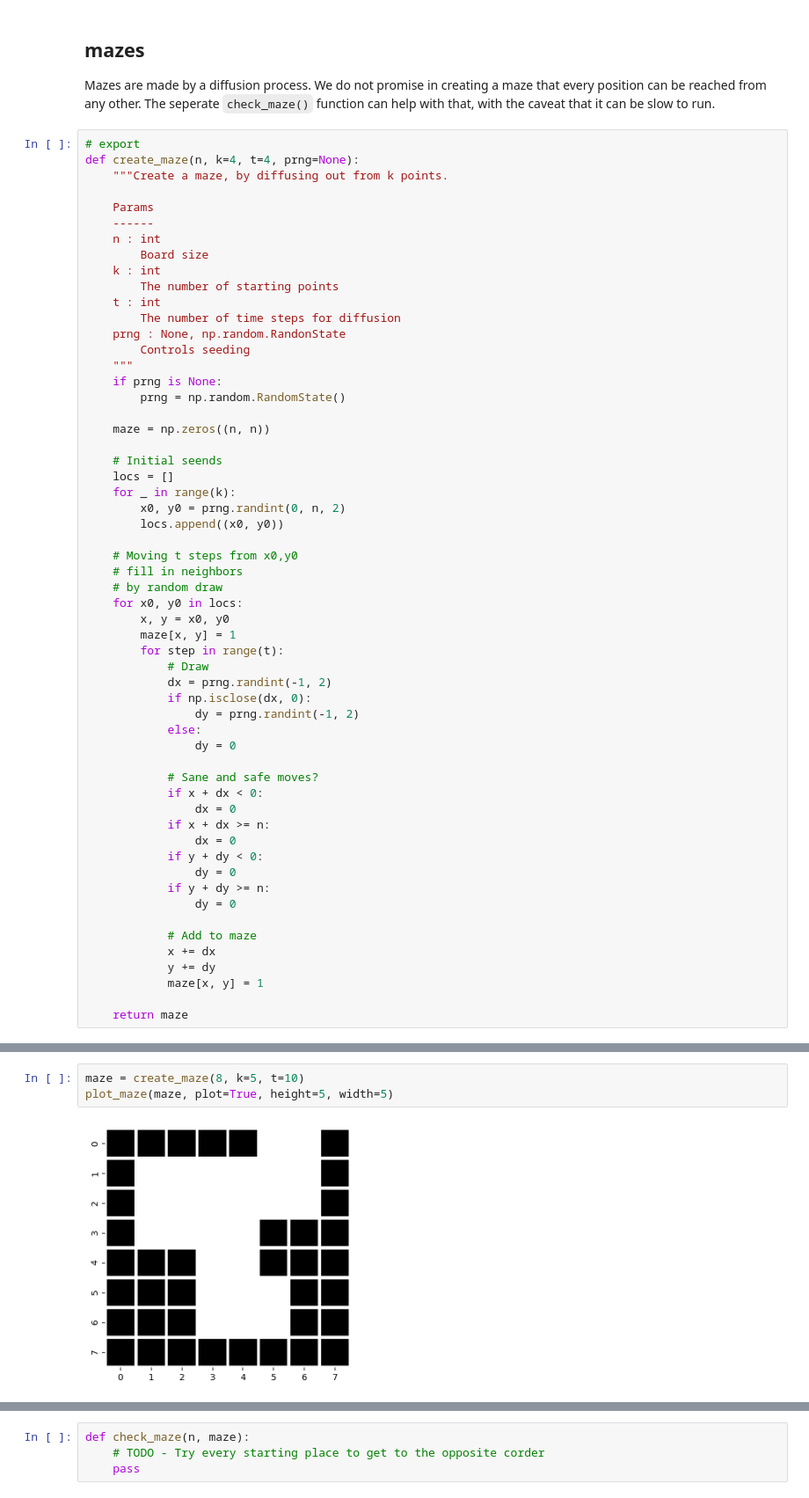
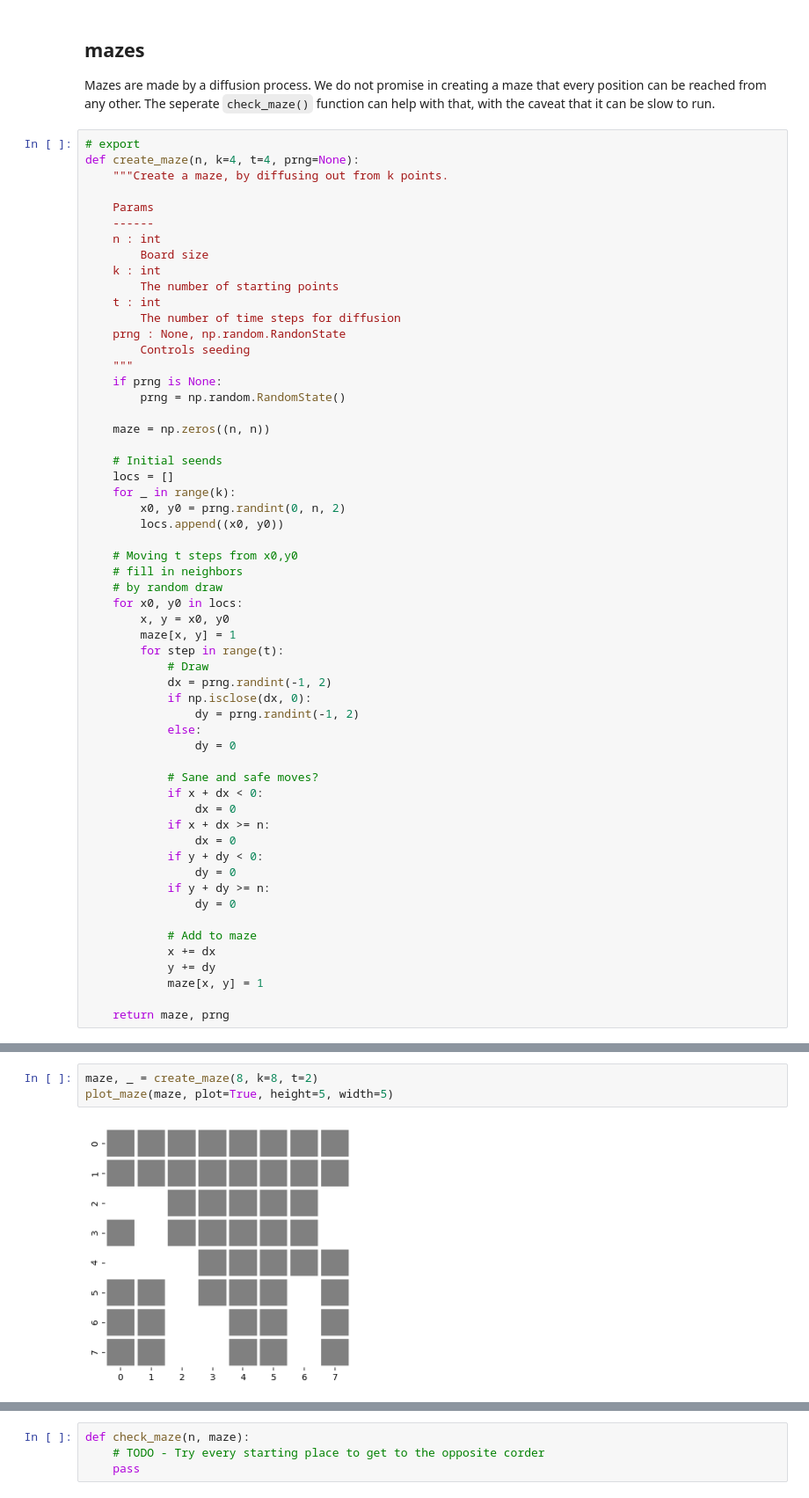
Before and after one commit to parenthetical-e/truthiness, a Jupyter notebook: game.ipynb, the cells around one changed output, grey strips where cells are left out. Shown: that part at 88% size. Saved outputs shown, nothing was run; the diff lists cells and outputs as text.

```diff
--- a/game.ipynb
+++ b/game.ipynb
@@ -96,14 +94,14 @@ def create_maze(n, k=4, t=4, prng=None):
             y += dy
             maze[x, y] = 1
 
-    return maze
+    return maze, prng
 # %% [output]
 [interactive output not drawn]
 # %%
-maze = create_maze(8, k=5, t=10)
+maze, _ = create_maze(8, k=8, t=2)
 plot_maze(maze, plot=True, height=5, width=5)
 # %% [output]
-[figure, old version]
+[figure, new version]
 [interactive output not drawn]
 # %%
 def check_maze(n, maze):
```
Also changed, not shown: parts of 11 cells of this notebook, 8 other files.
